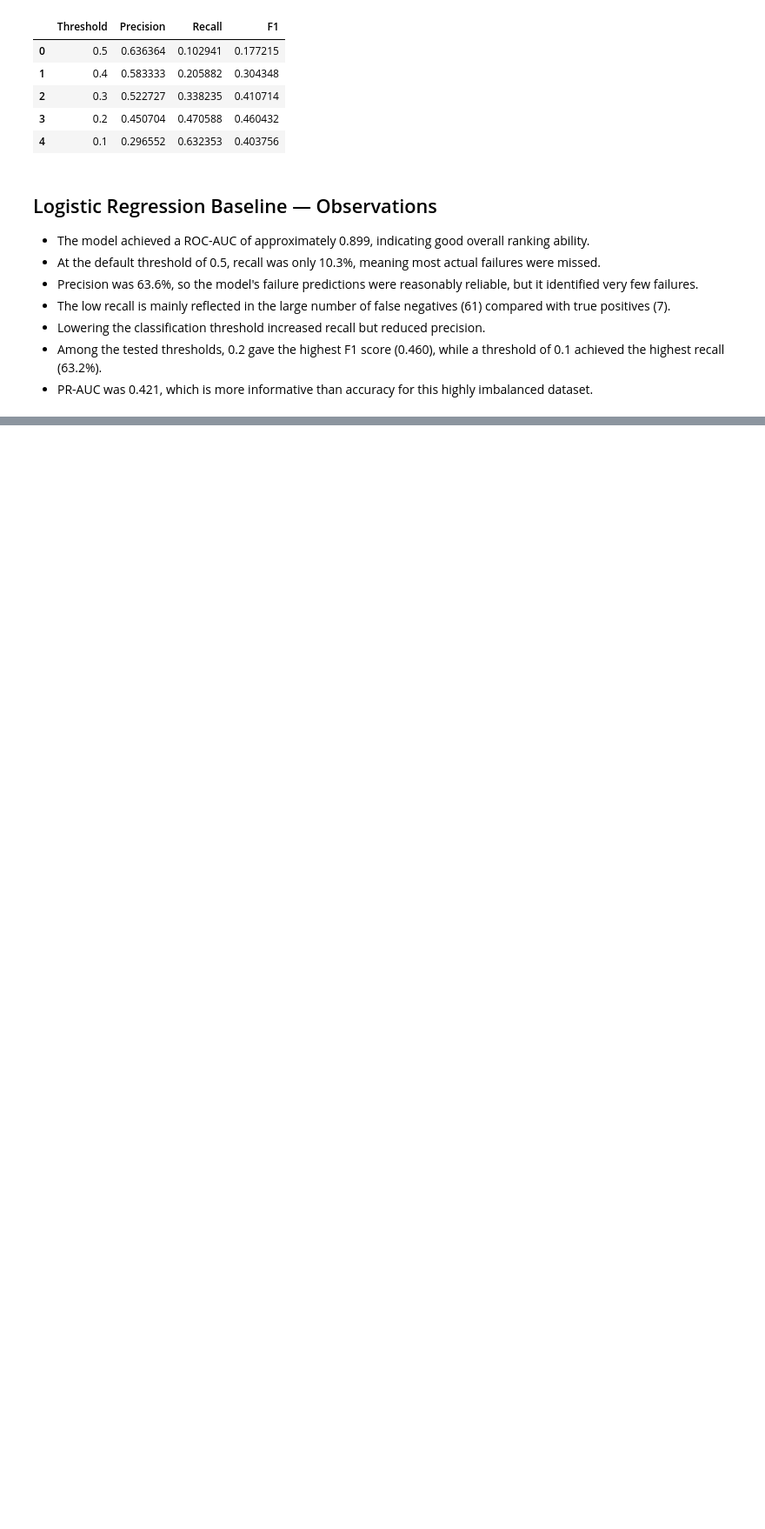
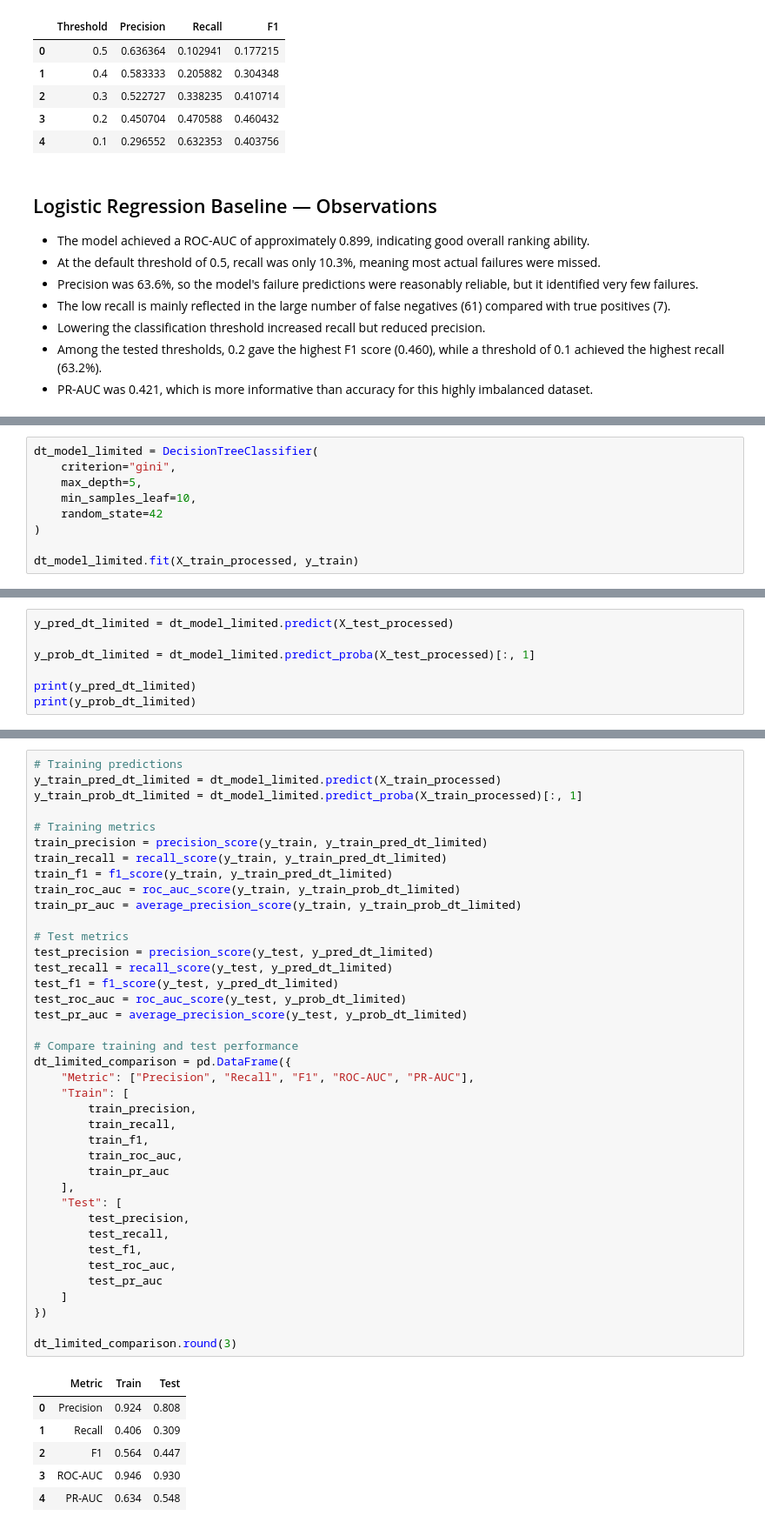
Before and after one commit to sathvik-reddy28/Intelligent-Predictive-Maintenance, a Jupyter notebook: notebooks/predictive_maintenance.ipynb, the cells around one changed output, grey strips where cells are left out. Shown at 87% size. Saved outputs shown, nothing was run; the diff lists cells and outputs as text; blank space fills up the shorter version.

```diff
--- a/notebooks/predictive_maintenance.ipynb
+++ b/notebooks/predictive_maintenance.ipynb
@@ -158,0 +334,9 @@ threshold_results
+# %%
+dt_model_limited = DecisionTreeClassifier(
+    criterion="gini",
+    max_depth=5,
+    min_samples_leaf=10,
+    random_state=42
+)
+
+dt_model_limited.fit(X_train_processed, y_train)
@@ -158,0 +345,7 @@ threshold_results
+# %%
+y_pred_dt_limited = dt_model_limited.predict(X_test_processed)
+
+y_prob_dt_limited = dt_model_limited.predict_proba(X_test_processed)[:, 1]
+
+print(y_pred_dt_limited)
+print(y_prob_dt_limited)
@@ -158,0 +373,46 @@ threshold_results
+# %%
+# Training predictions
+y_train_pred_dt_limited = dt_model_limited.predict(X_train_processed)
+y_train_prob_dt_limited = dt_model_limited.predict_proba(X_train_processed)[:, 1]
+
+# Training metrics
+train_precision = precision_score(y_train, y_train_pred_dt_limited)
+train_recall = recall_score(y_train, y_train_pred_dt_limited)
+train_f1 = f1_score(y_train, y_train_pred_dt_limited)
+train_roc_auc = roc_auc_score(y_train, y_train_prob_dt_limited)
+train_pr_auc = average_precision_score(y_train, y_train_prob_dt_limited)
+
+# Test metrics
+test_precision = precision_score(y_test, y_pred_dt_limited)
+test_recall = recall_score(y_test, y_pred_dt_limited)
+test_f1 = f1_score(y_test, y_pred_dt_limited)
+test_roc_auc = roc_auc_score(y_test, y_prob_dt_limited)
+test_pr_auc = average_precision_score(y_test, y_prob_dt_limited)
+
+# Compare training and test performance
+dt_limited_comparison = pd.DataFrame({
+    "Metric": ["Precision", "Recall", "F1", "ROC-AUC", "PR-AUC"],
+    "Train": [
+        train_precision,
+        train_recall,
+        train_f1,
+        train_roc_auc,
+        train_pr_auc
+    ],
+    "Test": [
+        test_precision,
+        test_recall,
+        test_f1,
+        test_roc_auc,
+        test_pr_auc
+    ]
+})
+
+dt_limited_comparison.round(3)
+# %% [output]
+|  | Metric | Train | Test |
+| 0 | Precision | 0.924 | 0.808 |
+| 1 | Recall | 0.406 | 0.309 |
+| 2 | F1 | 0.564 | 0.447 |
+| 3 | ROC-AUC | 0.946 | 0.930 |
+| 4 | PR-AUC | 0.634 | 0.548 |
```
Also changed, not shown: parts of 14 cells of this notebook.
